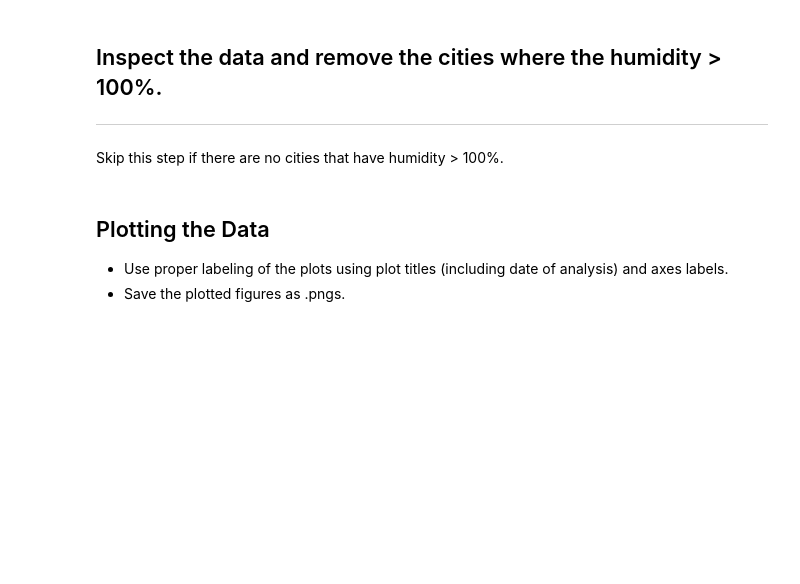
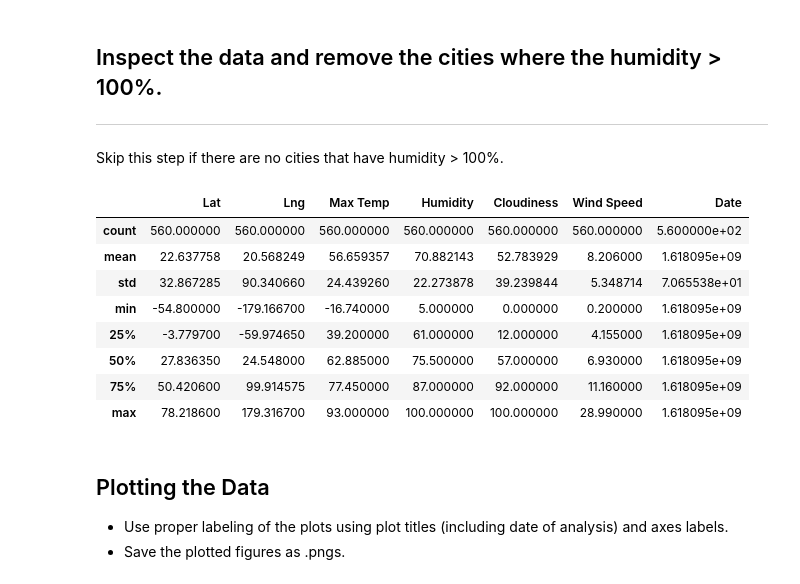
Before and after one commit to dowderic/python-api-challenge, a Jupyter notebook: Weather/WeatherPy.ipynb, the cells around one changed output. Drawn from its saved outputs; the diff is of its cells as text; code cells hidden in the pictures; blank space fills up the shorter version.

```diff
--- a/Weather/WeatherPy.ipynb
+++ b/Weather/WeatherPy.ipynb
@@ -150,5 +160,18 @@ city_data_pd.head()
 ## Inspect the data and remove the cities where the humidity > 100%.
 ----
 Skip this step if there are no cities that have humidity > 100%.
+# %%
+# inspecting the data frame
+city_data_pd.describe()
+# %% [output]
+|  | Lat | Lng | Max Temp | Humidity | Cloudiness | Wind Speed | Date |
+| count | 560.000000 | 560.000000 | 560.000000 | 560.000000 | 560.000000 | 560.000000 | 5.600000e+02 |
+| mean | 22.637758 | 20.568249 | 56.659357 | 70.882143 | 52.783929 | 8.206000 | 1.618095e+09 |
+| std | 32.867285 | 90.340660 | 24.439260 | 22.273878 | 39.239844 | 5.348714 | 7.065538e+01 |
+| min | -54.800000 | -179.166700 | -16.740000 | 5.000000 | 0.000000 | 0.200000 | 1.618095e+09 |
+| 25% | -3.779700 | -59.974650 | 39.200000 | 61.000000 | 12.000000 | 4.155000 | 1.618095e+09 |
+| 50% | 27.836350 | 24.548000 | 62.885000 | 75.500000 | 57.000000 | 6.930000 | 1.618095e+09 |
+| 75% | 50.420600 | 99.914575 | 77.450000 | 87.000000 | 92.000000 | 11.160000 | 1.618095e+09 |
+| max | 78.218600 | 179.316700 | 93.000000 | 100.000000 | 100.000000 | 28.990000 | 1.618095e+09 |
 # %%
 #  Get the indices of cities that have humidity over 100%.
```
Also changed, not shown: parts of 5 cells of this notebook.
